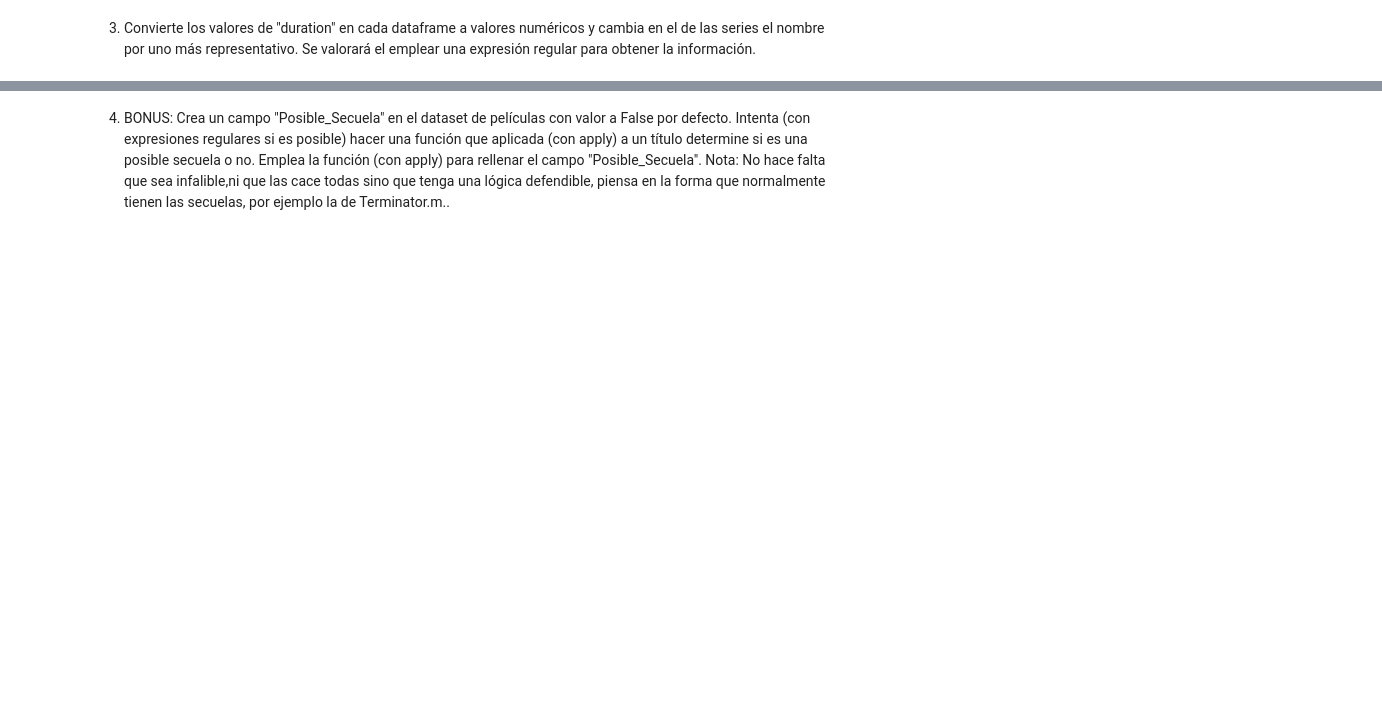
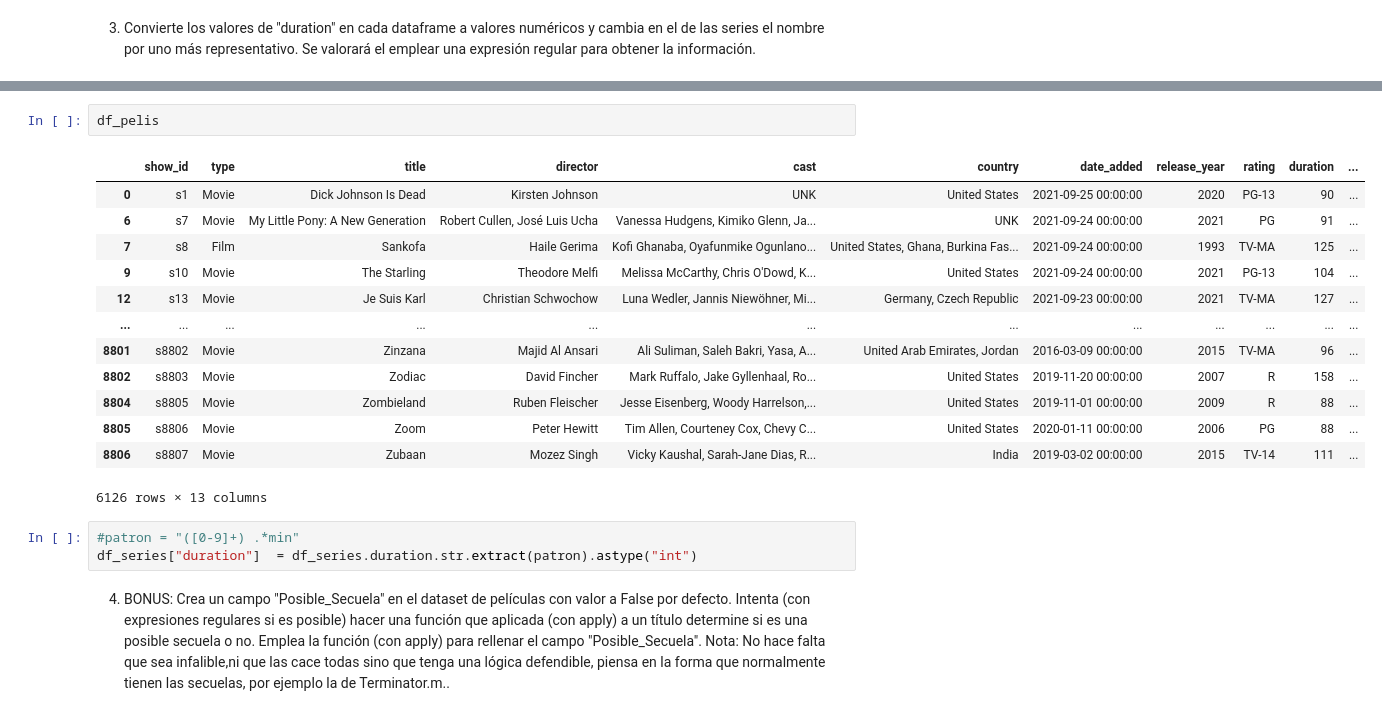
Before and after one commit to PIPM2001/DS_Online_Feb24_Exercises, a Jupyter notebook: 03_Analisis_de_Datos/Sprint_05/Unidad_1/Practica_Obligatoria/18_Practica_Obligatoria_ETL.ipynb, the cells around one changed output, grey strips where cells are left out. Saved outputs shown, nothing was run; the diff lists cells and outputs as text; blank space fills up the shorter version.

```diff
--- a/03_Analisis_de_Datos/Sprint_05/Unidad_1/Practica_Obligatoria/18_Practica_Obligatoria_ETL.ipynb
+++ b/03_Analisis_de_Datos/Sprint_05/Unidad_1/Practica_Obligatoria/18_Practica_Obligatoria_ETL.ipynb
@@ -501,2 +528,21 @@ print(re.match(patron, ejemplo2).group(1))
+# %%
+df_pelis
+# %% [output]
+|  | show_id | type | title | director | cast | country | date_added | release_year | rating | duration | ... |
+| 0 | s1 | Movie | Dick Johnson Is Dead | Kirsten Johnson | UNK | United States | 2021-09-25 00:00:00 | 2020 | PG-13 | 90 | ... |
+| 6 | s7 | Movie | My Little Pony: A New Generation | Robert Cullen, José Luis Ucha | Vanessa Hudgens, Kimiko Glenn, Ja... | UNK | 2021-09-24 00:00:00 | 2021 | PG | 91 | ... |
+| 7 | s8 | Film | Sankofa | Haile Gerima | Kofi Ghanaba, Oyafunmike Ogunlano... | United States, Ghana, Burkina Fas... | 2021-09-24 00:00:00 | 1993 | TV-MA | 125 | ... |
+| 9 | s10 | Movie | The Starling | Theodore Melfi | Melissa McCarthy, Chris O'Dowd, K... | United States | 2021-09-24 00:00:00 | 2021 | PG-13 | 104 | ... |
+| 12 | s13 | Movie | Je Suis Karl | Christian Schwochow | Luna Wedler, Jannis Niewöhner, Mi... | Germany, Czech Republic | 2021-09-23 00:00:00 | 2021 | TV-MA | 127 | ... |
+| ... | ... | ... | ... | ... | ... | ... | ... | ... | ... | ... | ... |
+| 8801 | s8802 | Movie | Zinzana | Majid Al Ansari | Ali Suliman, Saleh Bakri, Yasa, A... | United Arab Emirates, Jordan | 2016-03-09 00:00:00 | 2015 | TV-MA | 96 | ... |
+| 8802 | s8803 | Movie | Zodiac | David Fincher | Mark Ruffalo, Jake Gyllenhaal, Ro... | United States | 2019-11-20 00:00:00 | 2007 | R | 158 | ... |
+| 8804 | s8805 | Movie | Zombieland | Ruben Fleischer | Jesse Eisenberg, Woody Harrelson,... | United States | 2019-11-01 00:00:00 | 2009 | R | 88 | ... |
+| 8805 | s8806 | Movie | Zoom | Peter Hewitt | Tim Allen, Courteney Cox, Chevy C... | United States | 2020-01-11 00:00:00 | 2006 | PG | 88 | ... |
+| 8806 | s8807 | Movie | Zubaan | Mozez Singh | Vicky Kaushal, Sarah-Jane Dias, R... | India | 2019-03-02 00:00:00 | 2015 | TV-14 | 111 | ... |
+6126 rows × 13 columns
+# %%
+#patron = "([0-9]+) .*min"
+df_series["duration"]  = df_series.duration.str.extract(patron).astype("int")
 # %% [markdown]
 4. BONUS: Crea un campo "Posible_Secuela" en el dataset de películas con valor a False por defecto. Intenta (con expresiones regulares si es posible) hacer una función que aplicada (con apply) a un título determine si es una posible secuela o no. Emplea la función (con apply) para rellenar el campo "Posible_Secuela". Nota: No hace falta que sea infalible,ni que las cace todas sino que tenga una lógica defendible, piensa en la forma que normalmente tienen las secuelas, por ejemplo la de Terminator.m..
```
Also changed, not shown: parts of 5 cells of this notebook, 21 other files.
